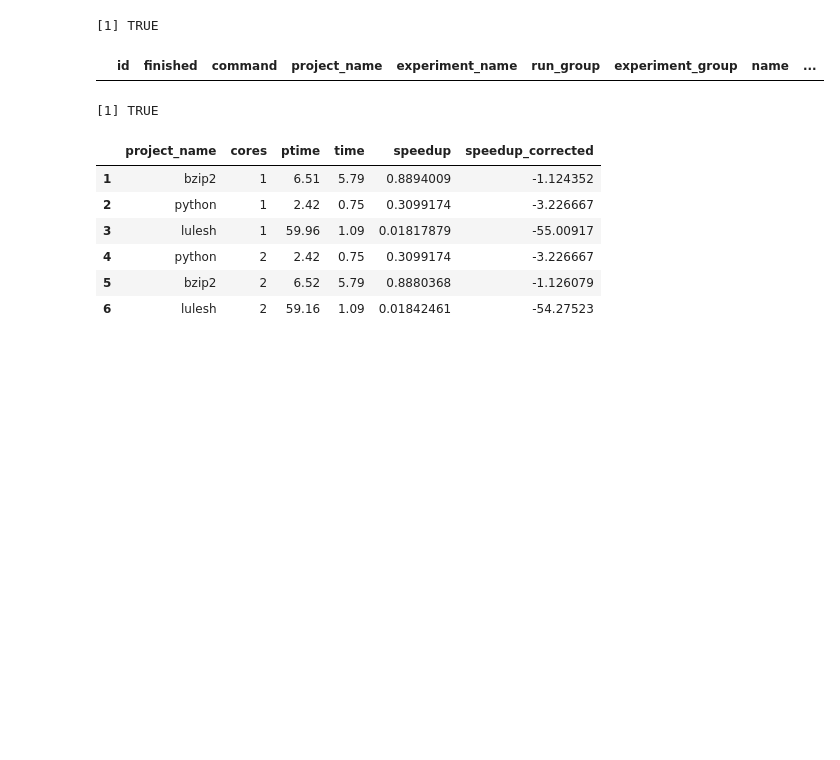
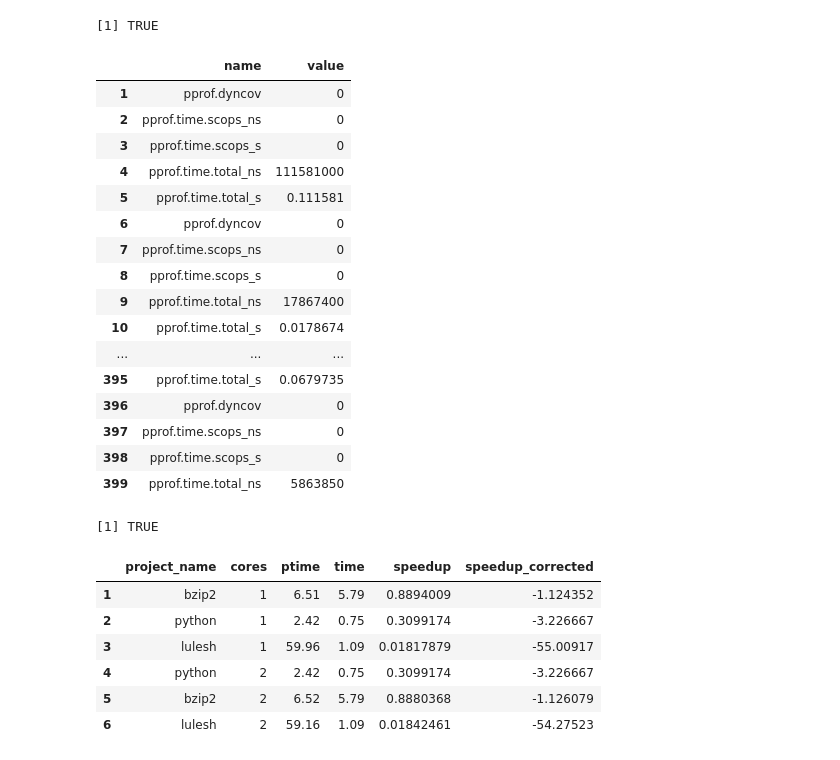
Before and after one commit to PolyJIT/benchbuild, a Jupyter notebook: statistics/polyjit-shiny/PolyJIT Speedup Plots.ipynb, the cells around one changed output. Cells and saved outputs as stored; diff of their text form; code cells hidden in the pictures; blank space fills up the shorter version.

```diff
--- a/statistics/polyjit-shiny/PolyJIT Speedup Plots.ipynb
+++ b/statistics/polyjit-shiny/PolyJIT Speedup Plots.ipynb
@@ -29,15 +34,31 @@ In result_create(conn@ptr, statement): Unknown field type (2950) in column exper
 library(ggplot2)
 options(repr.plot.family = 'mono', repr.plot.width = 10, repr.plot.height = 10, warn = -1)
 # %%
-q <- "SELECT * FROM run, metrics WHERE run.id = metrics.run_id AND metrics.name LIKE 'pprof';"
+q <- "SELECT metrics.name, metrics.value FROM run, metrics WHERE run.id = metrics.run_id AND experiment_name = 'pj-papi' and metrics.name like 'pprof%';"
 r.tmp <- dbSendQuery(con, q)
 r <- dbFetch(r.tmp)
 dbClearResult(r.tmp)
 
 r
 # %% [output]
 [1] TRUE
-|  | id | finished | command | project_name | experiment_name | run_group | experiment_group | name | ... |
+|  | name | value |
+| 1 | pprof.dyncov | 0 |
+| 2 | pprof.time.scops_ns | 0 |
+| 3 | pprof.time.scops_s | 0 |
+| 4 | pprof.time.total_ns | 111581000 |
+| 5 | pprof.time.total_s | 0.111581 |
+| 6 | pprof.dyncov | 0 |
+| 7 | pprof.time.scops_ns | 0 |
+| 8 | pprof.time.scops_s | 0 |
+| 9 | pprof.time.total_ns | 17867400 |
+| 10 | pprof.time.total_s | 0.0178674 |
+| ... | ... | ... |
+| 395 | pprof.time.total_s | 0.0679735 |
+| 396 | pprof.dyncov | 0 |
+| 397 | pprof.time.scops_ns | 0 |
+| 398 | pprof.time.scops_s | 0 |
+| 399 | pprof.time.total_ns | 5863850 |
 # %%
 timings <- "
 
```
Also changed, not shown: parts of 1 cell of this notebook.
